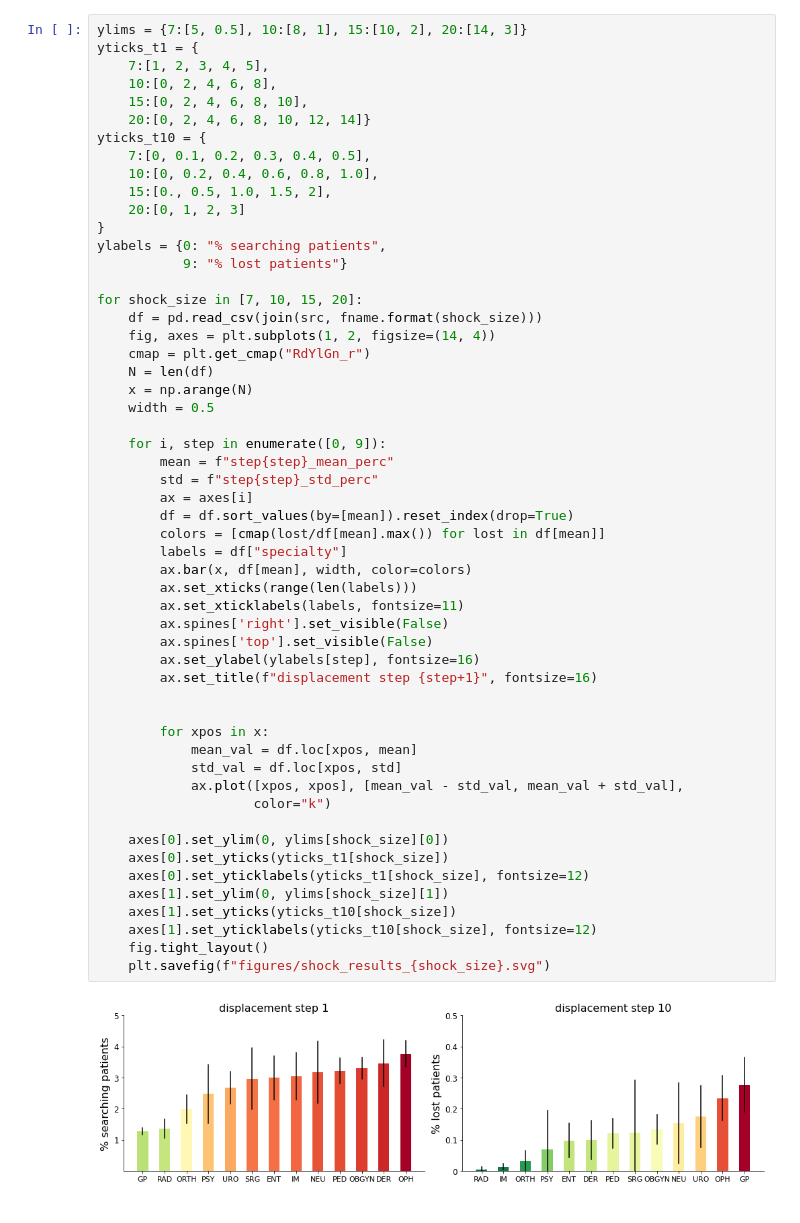
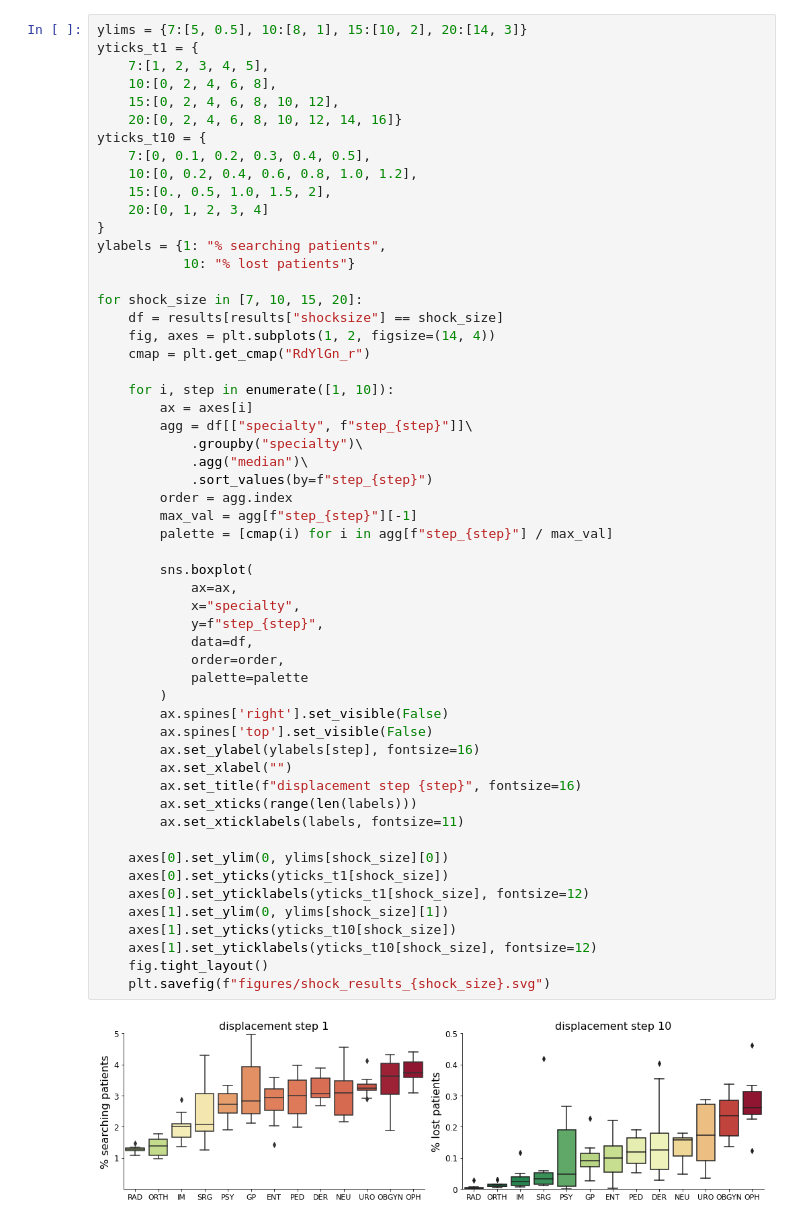
Before and after one commit to MichiKal/healthcare-resilience, a Jupyter notebook: Code/analyze_large_shock.ipynb, the cells around one changed output. Saved outputs shown, nothing was run; the diff lists cells and outputs as text.

Commit message:
changed barplots to boxplots

```diff
--- a/Code/analyze_large_shock.ipynb
+++ b/Code/analyze_large_shock.ipynb
@@ -9,56 +81,57 @@ fname = "shock_table_size{}.csv"
 # %%
 ylims = {7:[5, 0.5], 10:[8, 1], 15:[10, 2], 20:[14, 3]}
 yticks_t1 = {
     7:[1, 2, 3, 4, 5],
     10:[0, 2, 4, 6, 8],
-    15:[0, 2, 4, 6, 8, 10],
-    20:[0, 2, 4, 6, 8, 10, 12, 14]}
+    15:[0, 2, 4, 6, 8, 10, 12],
+    20:[0, 2, 4, 6, 8, 10, 12, 14, 16]}
 yticks_t10 = {
     7:[0, 0.1, 0.2, 0.3, 0.4, 0.5],
-    10:[0, 0.2, 0.4, 0.6, 0.8, 1.0],
+    10:[0, 0.2, 0.4, 0.6, 0.8, 1.0, 1.2],
     15:[0., 0.5, 1.0, 1.5, 2],
-    20:[0, 1, 2, 3]
+    20:[0, 1, 2, 3, 4]
 }
-ylabels = {0: "% searching patients",
-           9: "% lost patients"}
+ylabels = {1: "% searching patients",
+           10: "% lost patients"}
 
 for shock_size in [7, 10, 15, 20]:
-    df = pd.read_csv(join(src, fname.format(shock_size)))
+    df = results[results["shocksize"] == shock_size]
     fig, axes = plt.subplots(1, 2, figsize=(14, 4))
     cmap = plt.get_cmap("RdYlGn_r")
-    N = len(df)
-    x = np.arange(N)
-    width = 0.5
 
-    for i, step in enumerate([0, 9]):
-        mean = f"step{step}_mean_perc"
-        std = f"step{step}_std_perc"
+    for i, step in enumerate([1, 10]):
         ax = axes[i]
-        df = df.sort_values(by=[mean]).reset_index(drop=True)
-        colors = [cmap(lost/df[mean].max()) for lost in df[mean]]
-        labels = df["specialty"]
-        ax.bar(x, df[mean], width, color=colors)
-        ax.set_xticks(range(len(labels)))
-        ax.set_xticklabels(labels, fontsize=11)
+        agg = df[["specialty", f"step_{step}"]]\
+            .groupby("specialty")\
+            .agg("median")\
+            .sort_values(by=f"step_{step}")
+        order = agg.index
+        max_val = agg[f"step_{step}"][-1]
+        palette = [cmap(i) for i in agg[f"step_{step}"] / max_val]
+
+        sns.boxplot(
+            ax=ax,
+            x="specialty",
+            y=f"step_{step}",
+            data=df,
+            order=order,
+            palette=palette
+        )
         ax.spines['right'].set_visible(False)
         ax.spines['top'].set_visible(False)
         ax.set_ylabel(ylabels[step], fontsize=16)
-        ax.set_title(f"displacement step {step+1}", fontsize=16)
-
-
-        for xpos in x:
-            mean_val = df.loc[xpos, mean]
-            std_val = df.loc[xpos, std]
-            ax.plot([xpos, xpos], [mean_val - std_val, mean_val + std_val],
-                    color="k")
+        ax.set_xlabel("")
+        ax.set_title(f"displacement step {step}", fontsize=16)
+        ax.set_xticks(range(len(labels)))
+        ax.set_xticklabels(labels, fontsize=11)
 
     axes[0].set_ylim(0, ylims[shock_size][0])
     axes[0].set_yticks(yticks_t1[shock_size])
     axes[0].set_yticklabels(yticks_t1[shock_size], fontsize=12)
     axes[1].set_ylim(0, ylims[shock_size][1])
     axes[1].set_yticks(yticks_t10[shock_size])
     axes[1].set_yticklabels(yticks_t10[shock_size], fontsize=12)
     fig.tight_layout()
     plt.savefig(f"figures/shock_results_{shock_size}.svg")
 # %% [output]
-[figure, old version]
+[figure, new version]
```
Also changed, not shown: parts of 8 cells of this notebook.
